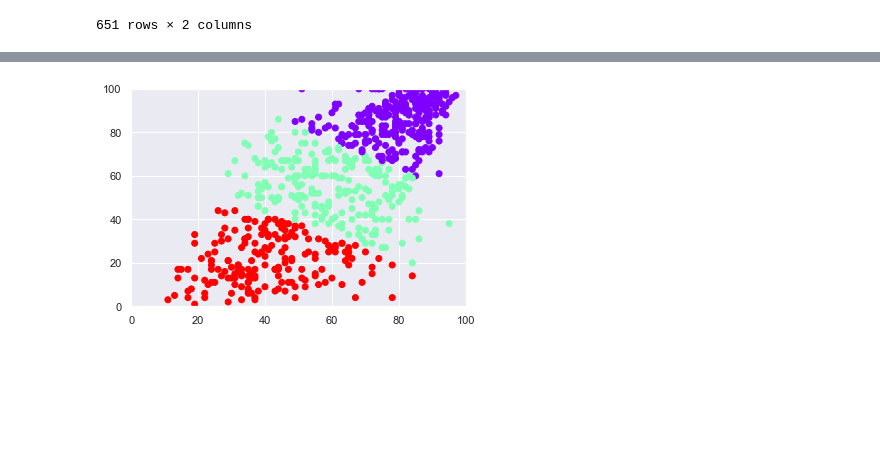
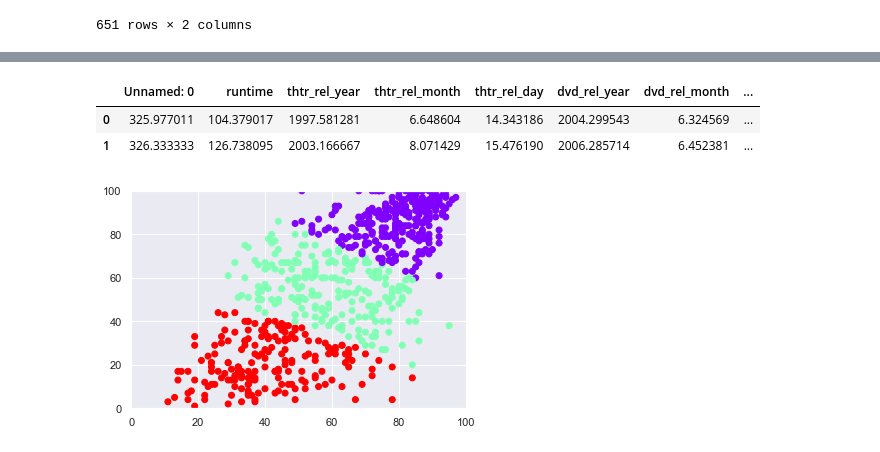
Before and after one commit to LightningDrop/datacleaning, a Jupyter notebook: Project4/ClusterAnalysis.ipynb, the cells around one changed output, grey strips where cells are left out. Saved outputs shown, nothing was run; the diff lists cells and outputs as text; code cells hidden in the pictures; blank space fills up the shorter version.

```diff
--- a/Project4/ClusterAnalysis.ipynb
+++ b/Project4/ClusterAnalysis.ipynb
@@ -9,6 +9,7 @@ sns.set()
 from sklearn.cluster import KMeans
 
 df = pd.read_csv('imdb_dataset.csv')
+dcc= df.copy()
 # %%
 plt.scatter(df['audience_score'], df['critics_score']) #df['imdb_num_votes'] df['imdb_rating'] df['critics_score']
 plt.xlim(0,100)
@@ -62,0 +68,11 @@ data_with_clusters
+# %%
+# shows only title and cluster ID-----------------------------------------------------------------
+from sklearn import cluster
+
+data = dcc.drop('title',axis=1)
+data=data.select_dtypes(include=np.number)
+data=data.fillna(data.mean())
+k_means = cluster.KMeans(n_clusters=2, max_iter=50, random_state=1)
+k_means.fit(data)
+labels = k_means.labels_
+pd.DataFrame(labels, index=dcc.title, columns=['Cluster ID'])
@@ -63,3 +94,11 @@ data_with_clusters
+# %%
+centroids = k_means.cluster_centers_
+pd.DataFrame(centroids,columns=df3.columns)
+#-----------------------------------------------------------------------------------------------
+# %% [output]
+|  | Unnamed: 0 | runtime | thtr_rel_year | thtr_rel_month | thtr_rel_day | dvd_rel_year | dvd_rel_month | ... |
+| 0 | 325.977011 | 104.379017 | 1997.581281 | 6.648604 | 14.343186 | 2004.299543 | 6.324569 | ... |
+| 1 | 326.333333 | 126.738095 | 2003.166667 | 8.071429 | 15.476190 | 2006.285714 | 6.452381 | ... |
 # %%
 plt.scatter(data_with_clusters['audience_score'], data_with_clusters['critics_score'], c=clusters, cmap='rainbow')
 plt.xlim(0,100)
```
Also changed, not shown: parts of 2 cells of this notebook.
